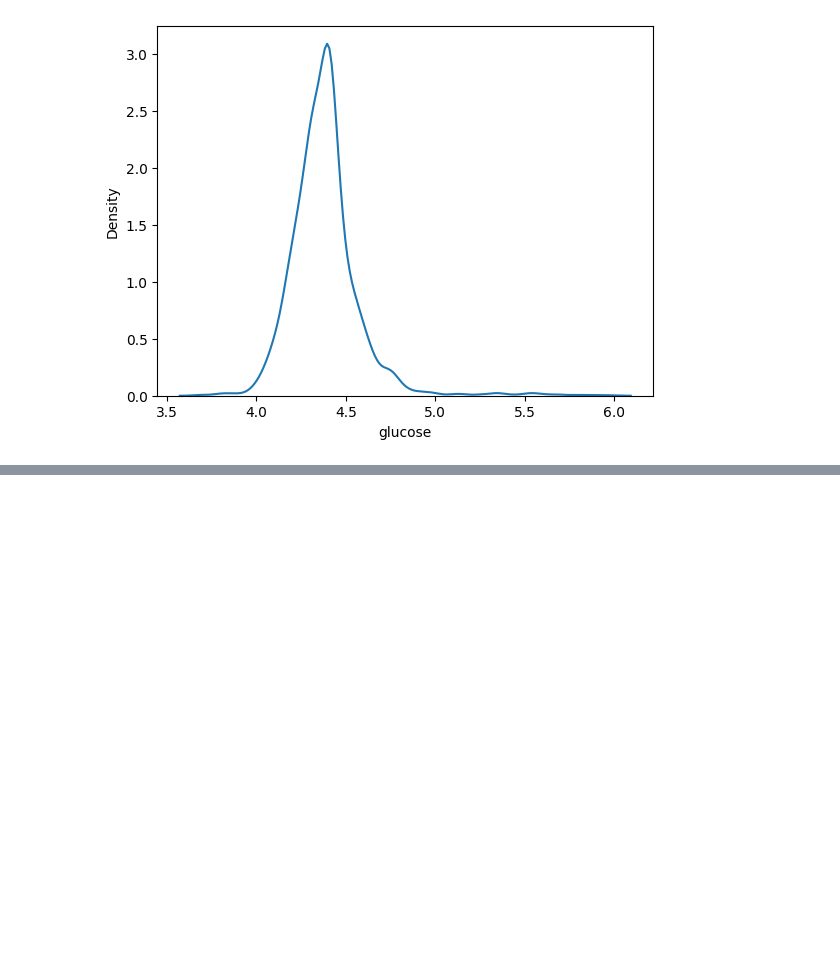
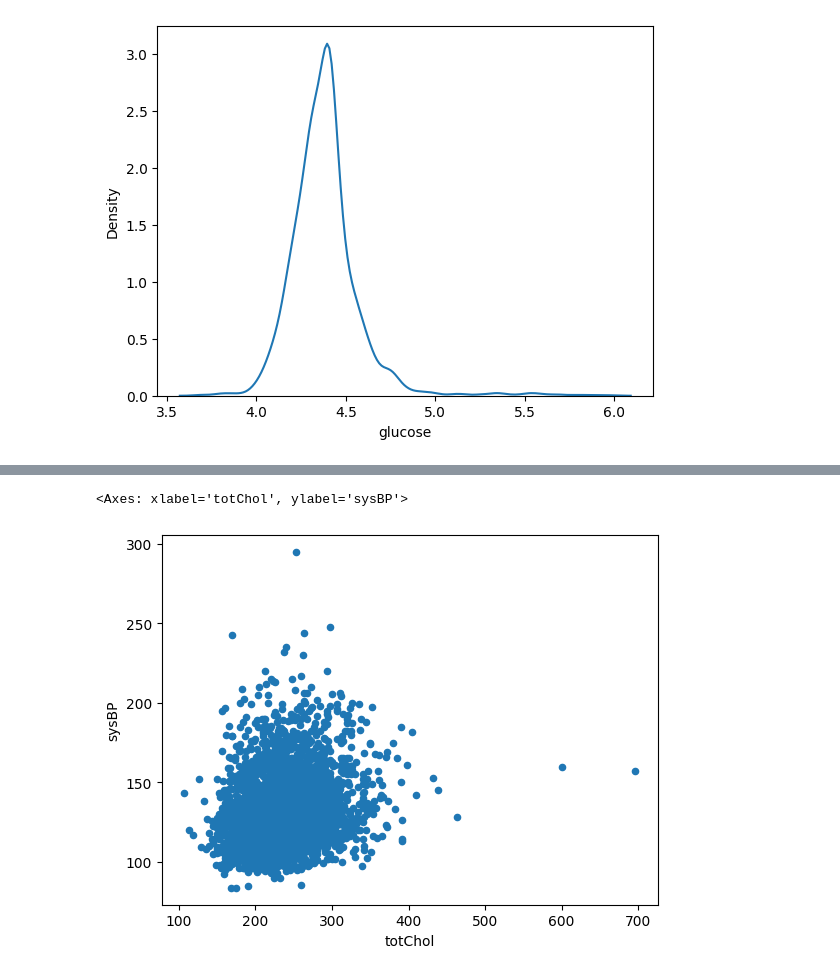
Before and after one commit to phf5kw/EDA, a Jupyter notebook: CHD_Cleaning_Cat.ipynb, the cells around one changed output, grey strips where cells are left out. Drawn from its saved outputs; the diff is of its cells as text; code cells hidden in the pictures; blank space fills up the shorter version.

```diff
--- a/CHD_Cleaning_Cat.ipynb
+++ b/CHD_Cleaning_Cat.ipynb
@@ -243 +248,6 @@ df.cov()
 | TenYearCHD | -8.649515e+00 | 0.017339 | 0.695269 | -0.019231 | 0.000296 | 0.206749 | 0.005365 | 0.001819 | ... |
+# %%
+df.plot.scatter(y='sysBP',x='totChol')
+# %% [output]
+<Axes: xlabel='totChol', ylabel='sysBP'>
+[figure, added]
```
Also changed, not shown: parts of 6 cells of this notebook.
